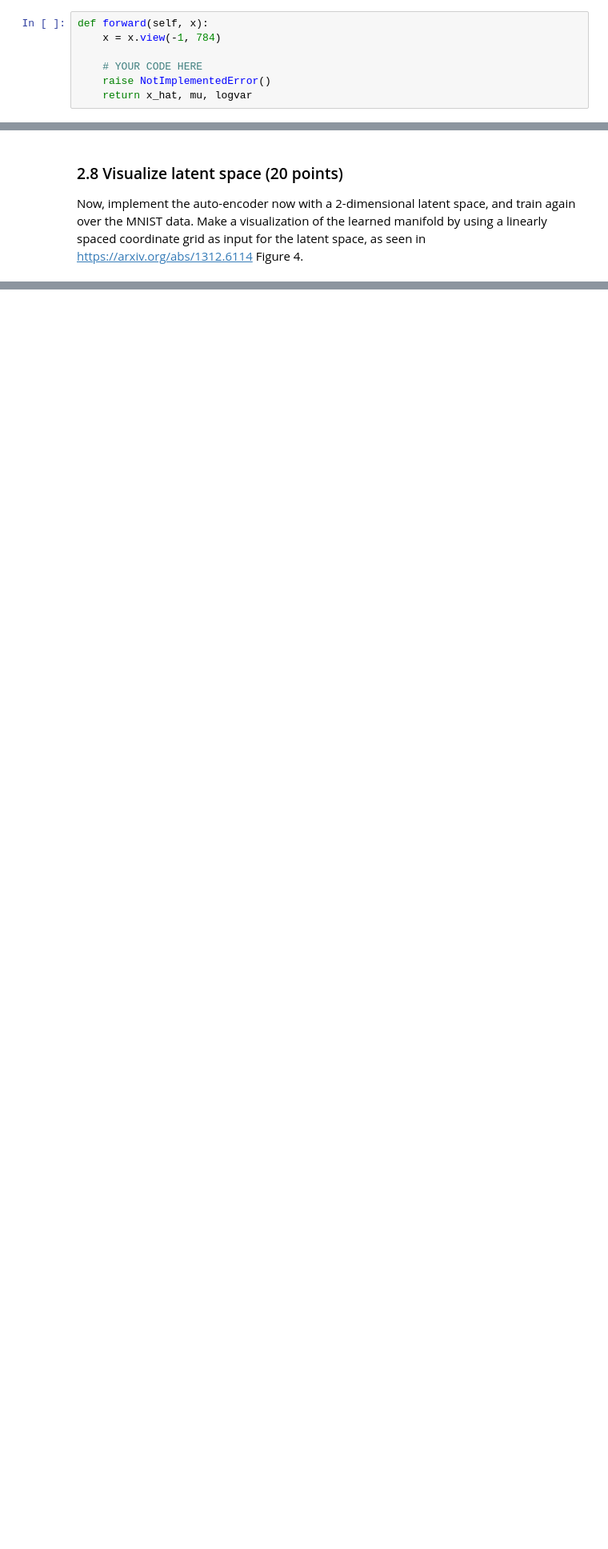
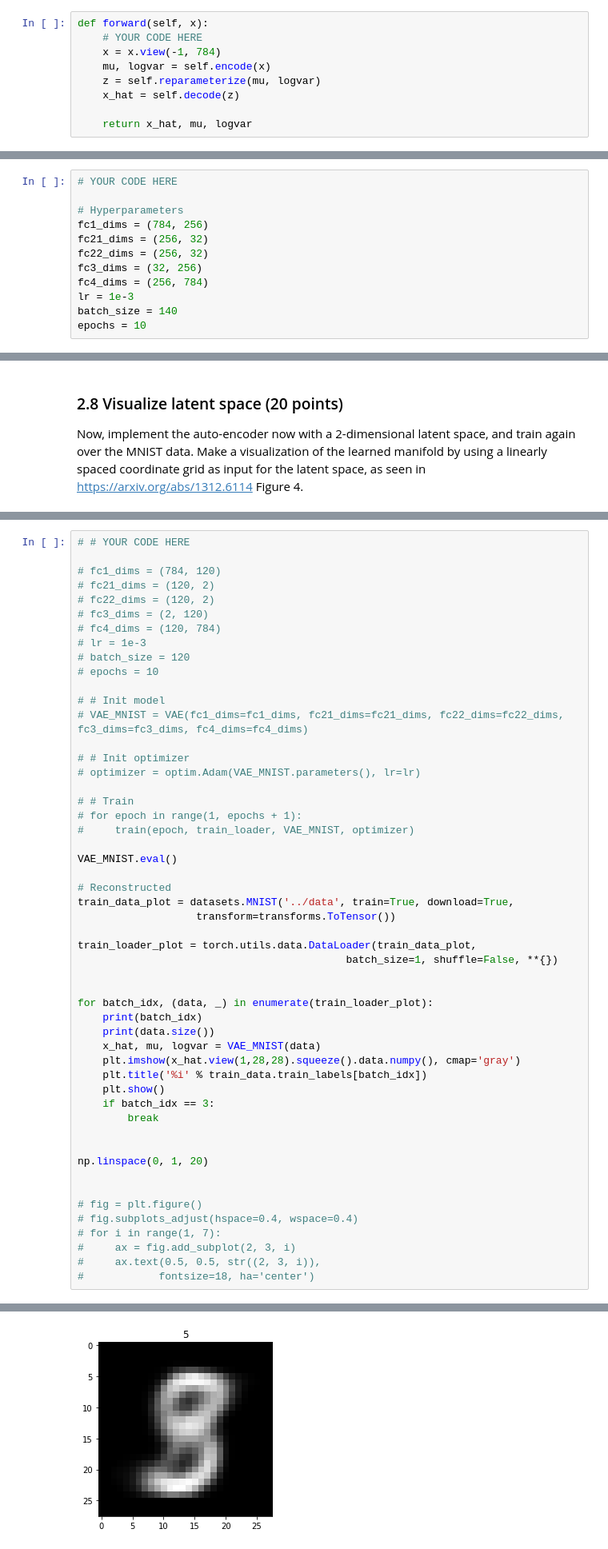
Before and after one commit to alex-lindt/machine_learning_2, a Jupyter notebook: Labs/lab3/lab3.ipynb, the cells around one changed output, grey strips where cells are left out. Shown at 80% size. Cells and saved outputs as stored; diff of their text form; blank space fills up the shorter version.

```diff
--- a/Labs/lab3/lab3.ipynb
+++ b/Labs/lab3/lab3.ipynb
@@ -570,10 +577,12 @@ To complete the data structure you have to define a forward pass through the VAE
 Write a function `forward` that gets a a vector `x` with 784 elements (flattened MNIST image) and returns a vector `x_hat` with 784 elements (flattened MNIST image), `mu` and `logvar`.
 # %%
 def forward(self, x):
+    # YOUR CODE HERE
     x = x.view(-1, 784)
+    mu, logvar = self.encode(x)
+    z = self.reparameterize(mu, logvar)
+    x_hat = self.decode(z)
 
-    # YOUR CODE HERE
-    raise NotImplementedError()
     return x_hat, mu, logvar
 # %%
 # test test test
@@ -628,3 +624,15 @@ raise NotImplementedError()
+# %%
+# YOUR CODE HERE
+
+# Hyperparameters
+fc1_dims = (784, 256)
+fc21_dims = (256, 32)
+fc22_dims = (256, 32)
+fc3_dims = (32, 256)
+fc4_dims = (256, 784)
+lr = 1e-3
+batch_size = 140
+epochs = 10
 # %%
 # This cell contains a hidden test, please don't delete it, thx
 # %% [markdown]
@@ -678,0 +711,53 @@ raise NotImplementedError()
+# %%
+# # YOUR CODE HERE
+
+# fc1_dims = (784, 120)
+# fc21_dims = (120, 2)
+# fc22_dims = (120, 2)
+# fc3_dims = (2, 120)
+# fc4_dims = (120, 784)
+# lr = 1e-3
+# batch_size = 120
+# epochs = 10
+
+# # Init model
+# VAE_MNIST = VAE(fc1_dims=fc1_dims, fc21_dims=fc21_dims, fc22_dims=fc22_dims, fc3_dims=fc3_dims, fc4_dims=fc4_dims)
+
+# # Init optimizer
+# optimizer = optim.Adam(VAE_MNIST.parameters(), lr=lr)
+
+# # Train
+# for epoch in range(1, epochs + 1):
+#     train(epoch, train_loader, VAE_MNIST, optimizer)
+
+VAE_MNIST.eval()
+
+# Reconstructed
+train_data_plot = datasets.MNIST('../data', train=True, download=True,
+                   transform=transforms.ToTensor())
+
+train_loader_plot = torch.utils.data.DataLoader(train_data_plot,
+                                           batch_size=1, shuffle=False, **{})
+
+
+for batch_idx, (data, _) in enumerate(train_loader_plot):
+    print(batch_idx)
+    print(data.size())
+    x_hat, mu, logvar = VAE_MNIST(data)
+    plt.imshow(x_hat.view(1,28,28).squeeze().data.numpy(), cmap='gray')
+    plt.title('%i' % train_data.train_labels[batch_idx])
+    plt.show()
+    if batch_idx == 3:
+        break
+
+
+np.linspace(0, 1, 20)
+
+
+# fig = plt.figure()
+# fig.subplots_adjust(hspace=0.4, wspace=0.4)
+# for i in range(1, 7):
+#     ax = fig.add_subplot(2, 3, i)
+#     ax.text(0.5, 0.5, str((2, 3, i)),
+#            fontsize=18, ha='center')
+# %% [output]
@@ -678,0 +766 @@ raise NotImplementedError()
+[figure, added]
```
Also changed, not shown: parts of 19 cells of this notebook.
